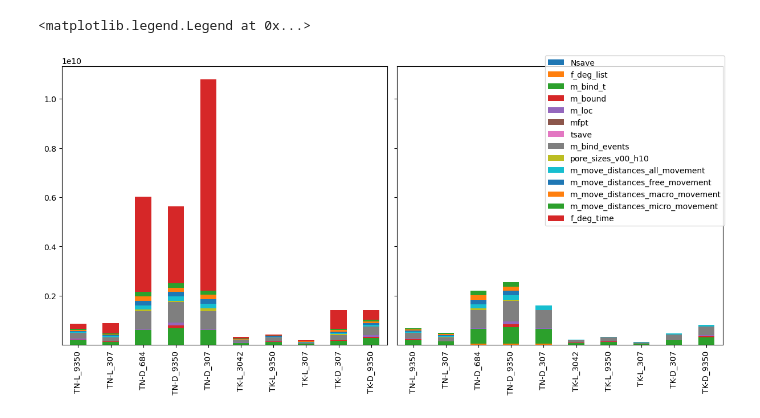
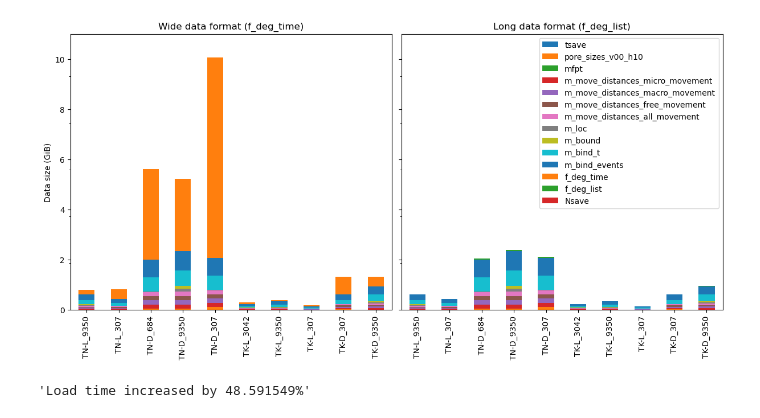
Before and after one commit to UCO-OpResearch/lysis, a Jupyter notebook: src/python/Jupyter Notebooks/Data Size.ipynb, the cells around one changed output. Saved outputs shown, nothing was run; the diff lists cells and outputs as text; code cells hidden in the pictures.

Commit message:
Completed testing of wide f_degrade data structure.

```diff
--- a/src/python/Jupyter Notebooks/Data Size.ipynb
+++ b/src/python/Jupyter Notebooks/Data Size.ipynb
@@ -199,6 +199,6 @@ for run in tqdm(runs):
         root_name = file[: file.find(file_code)]
         df.loc[(group_code, scen["descriptor"]), root_name] = os.stat(os.path.join(e.os_path, file)).st_size
 # %%
-df.fillna(0, inplace=True)
+df = df.fillna(0).sort_index(axis=1, ascending=False)
 df.style.format("{:,.0f}")
 # %% [output]
@@ -222,16 +222,26 @@ df.style.format("{:,.0f}")
 # %%
 fig, axs = plt.subplots(
     nrows=1,
     ncols=2,
     # sharex=True,
     sharey=True,
     figsize=(12, 6),
     constrained_layout=True,
     # width_ratios=[2, 1, 1, 1, 1],
 )
-df.loc["2023-12-10-19"].plot.bar(ax=axs[0], stacked=True, legend=False)
-df.loc["2024-02-02-14"].plot.bar(ax=axs[1], stacked=True, legend=False)
-fig.legend(*axs[0].get_legend_handles_labels(), loc="upper right")
+df.loc["2023-12-10-19"].plot.bar(ax=axs[0], stacked=True, legend=False, title="Wide data format (f_deg_time)")
+df.loc["2024-02-02-14"].plot.bar(ax=axs[1], stacked=True, legend=False, title="Long data format (f_deg_list)")
+axs[1].legend()
+# fig.legend(*axs[0].get_legend_handles_labels(), loc="upper right")
+axs[0].set_ylim(0, 11 * 2**30)
+axs[0].set_yticks(np.arange(0, 11 * 2**30, 2 * 2**30), np.arange(0, 11, 2))
+axs[0].set_ylabel("Data size (GiB)")
+pass
 # %% [output]
-<matplotlib.legend.Legend at 0x...>
-[figure, old version]
+[figure, new version]
+# %%
+a = 2 * 60 + 22
+b = 3 * 60 + 31
+f"Load time increased by {(b-a)/a:%}"
+# %% [output]
+'Load time increased by 48.591549%'
```
Also changed, not shown: parts of 1 cell of this notebook, 4 other files.
